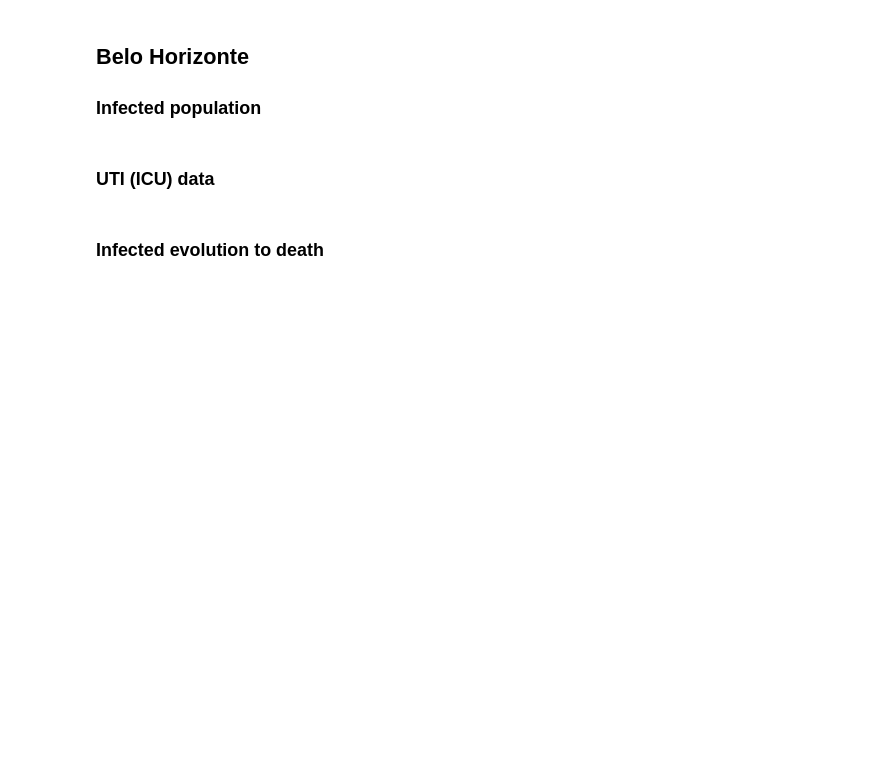
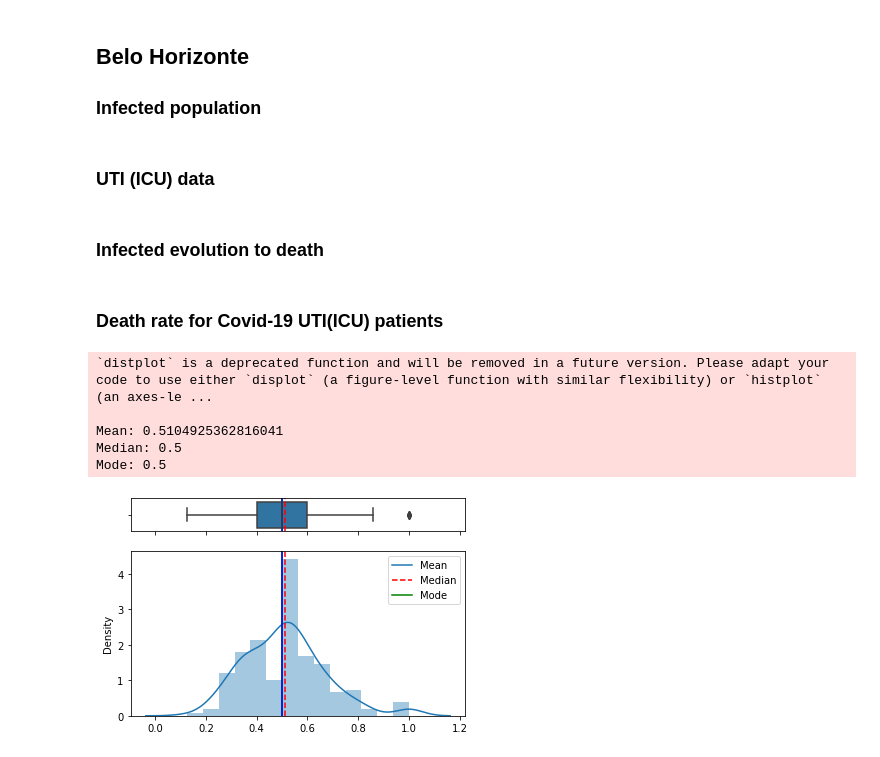
Before and after one commit to raydangaspar/tcc_covid-19, a Jupyter notebook: notebooks/data_visualization.ipynb, the cells around one changed output. Saved outputs shown, nothing was run; the diff lists cells and outputs as text; code cells hidden in the pictures; blank space fills up the shorter version.

Commit message:
add data visualization

```diff
--- a/notebooks/data_visualization.ipynb
+++ b/notebooks/data_visualization.ipynb
@@ -55,3 +63,8 @@ plot_graph(df_bh_death_infected_uti, 'DT_ENTUTI', 'SUM', 'Data do início dos si
 df_bh_death_infected_uti_waiting = waiting_uti_deaths_covid_bh(df_srag)
 # %%
 plot_graph(df_bh_death_infected_uti_waiting, 'DT_ENTUTI', 'SUM', 'Data do início dos sintomas x Falecimento por Covid-19 em BH esperando UTI', 'Data dos primeiros sintomas', 'Número de pacientes falecidos por Covid-19')
+# %% [markdown]
+### Death rate for Covid-19 UTI(ICU) patients
+# %%
+df_rate_uti_death = df_bh_death_infected_uti.merge(df_bh_uti, left_on='DT_ENTUTI',right_on='DT_ENTUTI', how='inner')
+df_rate_uti_death['DEATH_UTI_RATE'] = df_rate_uti_death['SUM_x']/df_rate_uti_death['SUM_y']
@@ -57,0 +73,9 @@ plot_graph(df_bh_death_infected_uti_waiting, 'DT_ENTUTI', 'SUM', 'Data do iníci
+# %%
+death_rate_graph(df_rate_uti_death)
+# %% [output]
+`distplot` is a deprecated function and will be removed in a future version. Please adapt your code to use either `displot` (a figure-level function with similar flexibility) or `histplot` (an axes-le ...
+
+Mean: 0.5104925362816041
+Median: 0.5
+Mode: 0.5
+[figure, added]
```
Also changed, not shown: parts of 3 cells of this notebook, 1 other file.
